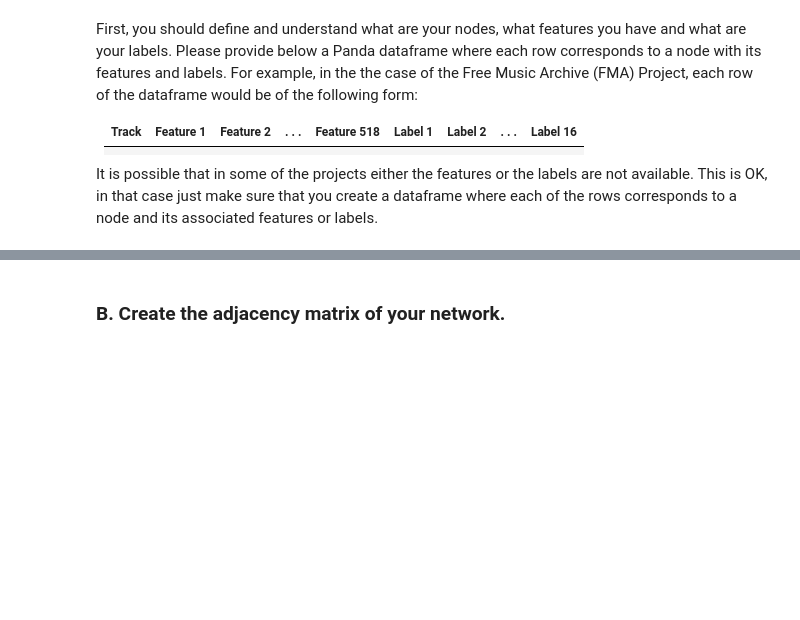
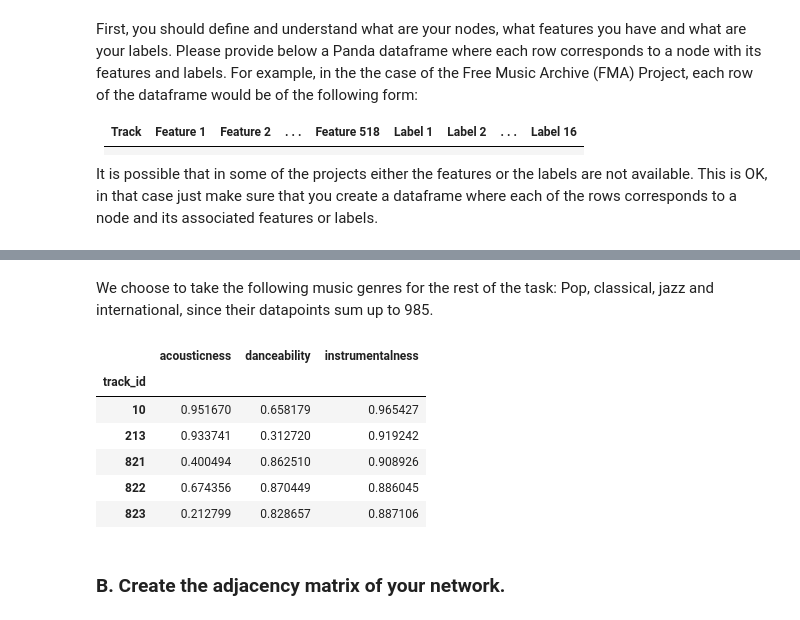
Before and after one commit to Team36-ntds2018/Project_free_music_archives_2018, a Jupyter notebook: Milestone_1/1_network_properties.ipynb, the cells around one changed output, grey strips where cells are left out. Drawn from its saved outputs; the diff is of its cells as text; code cells hidden in the pictures; blank space fills up the shorter version.

```diff
--- a/Milestone_1/1_network_properties.ipynb
+++ b/Milestone_1/1_network_properties.ipynb
@@ -75,0 +72,2 @@ genres.head()
+# %% [markdown]
+We choose to take the following music genres for the rest of the task: Pop, classical, jazz and international, since their datapoints sum up to 985.
@@ -76,3 +79,16 @@ genres.head()
+# %%
+select_features = pd.concat([pop_genre,classic_genre,jazz_genre,international_genre])
+features = select_features.drop(columns=['genres','genre_top'])
+# keep only numerical data now that the selection according to genres is done
+features.head()
+# %% [output]
+|  | acousticness | danceability | instrumentalness |
+| track_id |  |  |  |
+| 10 | 0.951670 | 0.658179 | 0.965427 |
+| 213 | 0.933741 | 0.312720 | 0.919242 |
+| 821 | 0.400494 | 0.862510 | 0.908926 |
+| 822 | 0.674356 | 0.870449 | 0.886045 |
+| 823 | 0.212799 | 0.828657 | 0.887106 |
 # %% [markdown]
 ### B. Create the adjacency matrix of your network.
 # %% [markdown]
```
Also changed, not shown: parts of 21 cells of this notebook, 2 other files.
